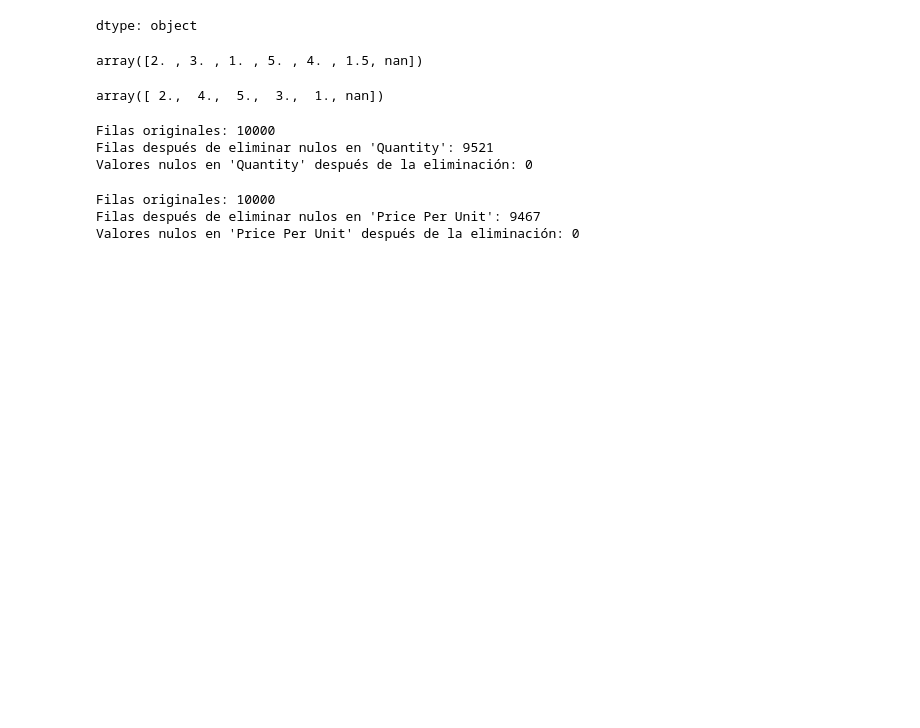
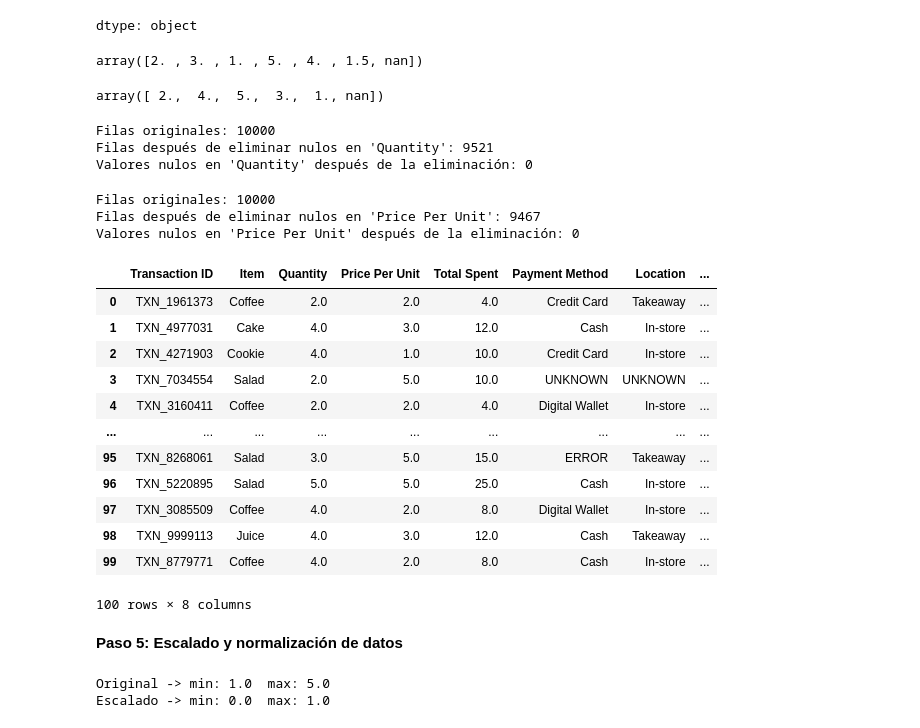
Before and after one commit to ritterb64/taller-calidad-datos, a Jupyter notebook: taller3_calidad_datos.ipynb, the cells around one changed output. Drawn from its saved outputs; the diff is of its cells as text; code cells hidden in the pictures; blank space fills up the shorter version.

Commit message:
MinMaxScaler: reescala los valores al rango [0, 1]

```diff
--- a/taller3_calidad_datos.ipynb
+++ b/taller3_calidad_datos.ipynb
@@ -235,3 +235,36 @@ print(f"Valores nulos en 'Price Per Unit' después de la eliminación: {df_clean
 Filas originales: 10000
 Filas después de eliminar nulos en 'Price Per Unit': 9467
 Valores nulos en 'Price Per Unit' después de la eliminación: 0
+# %%
+df.head(100)
+#se evidencia que al haber aplicado el metodo bfill sobre la columna Total Spent
+#se genera una inconsistencia en los casos en que si se tiene el precio unicario
+#y la cantidad como en el caso de la fila con indice 2
+# %% [output]
+|  | Transaction ID | Item | Quantity | Price Per Unit | Total Spent | Payment Method | Location | ... |
+| 0 | TXN_1961373 | Coffee | 2.0 | 2.0 | 4.0 | Credit Card | Takeaway | ... |
+| 1 | TXN_4977031 | Cake | 4.0 | 3.0 | 12.0 | Cash | In-store | ... |
+| 2 | TXN_4271903 | Cookie | 4.0 | 1.0 | 10.0 | Credit Card | In-store | ... |
+| 3 | TXN_7034554 | Salad | 2.0 | 5.0 | 10.0 | UNKNOWN | UNKNOWN | ... |
+| 4 | TXN_3160411 | Coffee | 2.0 | 2.0 | 4.0 | Digital Wallet | In-store | ... |
+| ... | ... | ... | ... | ... | ... | ... | ... | ... |
+| 95 | TXN_8268061 | Salad | 3.0 | 5.0 | 15.0 | ERROR | Takeaway | ... |
+| 96 | TXN_5220895 | Salad | 5.0 | 5.0 | 25.0 | Cash | In-store | ... |
+| 97 | TXN_3085509 | Coffee | 4.0 | 2.0 | 8.0 | Digital Wallet | In-store | ... |
+| 98 | TXN_9999113 | Juice | 4.0 | 3.0 | 12.0 | Cash | Takeaway | ... |
+| 99 | TXN_8779771 | Coffee | 4.0 | 2.0 | 8.0 | Cash | In-store | ... |
+100 rows × 8 columns
+# %% [markdown]
+**Paso 5: Escalado y normalización de datos**
+# %%
+#MinMaxScaler: reescala los valores al rango [0, 1]
+precio_original = df[["Price Per Unit"]].copy()
+
+scaler = MinMaxScaler()
+df["Price Per Unit_scaled"] = scaler.fit_transform(df[["Price Per Unit"]])
+
+print("Original -> min:", precio_original.min().values[0], " max:",precio_original.max().values[0])
+print("Escalado -> min:", df["Price Per Unit_scaled"].min(), " max:", df["Price Per Unit_scaled"].max())
+# %% [output]
+Original -> min: 1.0  max: 5.0
+Escalado -> min: 0.0  max: 1.0
```
Also changed, not shown: parts of 1 cell of this notebook.
